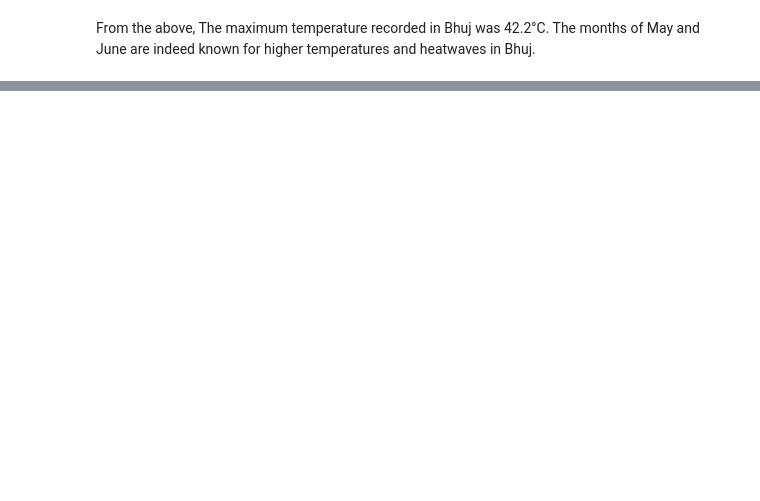
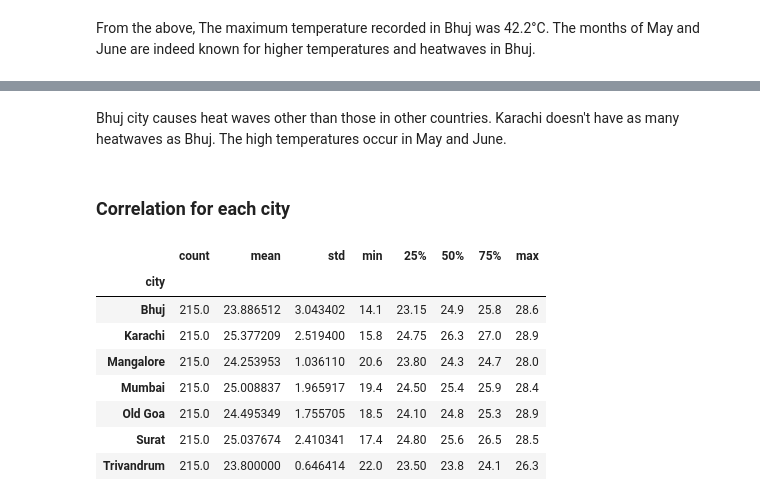
Before and after one commit to OmdenaAI/karachi-pakistan-weather-prediction, a Jupyter notebook: src/tasks/task-2-EDA/Temperature comparison .ipynb, the cells around one changed output, grey strips where cells are left out. Cells and saved outputs as stored; diff of their text form; code cells hidden in the pictures; blank space fills up the shorter version.

```diff
--- a/src/tasks/task-2-EDA/Temperature comparison .ipynb
+++ b/src/tasks/task-2-EDA/Temperature comparison .ipynb
@@ -113,0 +171,16 @@ fig3.show()
+# %% [markdown]
+Bhuj city causes heat waves other than those in other countries. Karachi doesn't have as many heatwaves as Bhuj. The high temperatures occur in May and June.
+# %% [markdown]
+### Correlation for each city
+# %%
+df.groupby('city').temperature_2m_min.describe()
+# %% [output]
+|  | count | mean | std | min | 25% | 50% | 75% | max |
+| city |  |  |  |  |  |  |  |  |
+| Bhuj | 215.0 | 23.886512 | 3.043402 | 14.1 | 23.15 | 24.9 | 25.8 | 28.6 |
+| Karachi | 215.0 | 25.377209 | 2.519400 | 15.8 | 24.75 | 26.3 | 27.0 | 28.9 |
+| Mangalore | 215.0 | 24.253953 | 1.036110 | 20.6 | 23.80 | 24.3 | 24.7 | 28.0 |
+| Mumbai | 215.0 | 25.008837 | 1.965917 | 19.4 | 24.50 | 25.4 | 25.9 | 28.4 |
+| Old Goa | 215.0 | 24.495349 | 1.755705 | 18.5 | 24.10 | 24.8 | 25.3 | 28.9 |
+| Surat | 215.0 | 25.037674 | 2.410341 | 17.4 | 24.80 | 25.6 | 26.5 | 28.5 |
+| Trivandrum | 215.0 | 23.800000 | 0.646414 | 22.0 | 23.50 | 23.8 | 24.1 | 26.3 |
```
Also changed, not shown: parts of 18 cells of this notebook.
